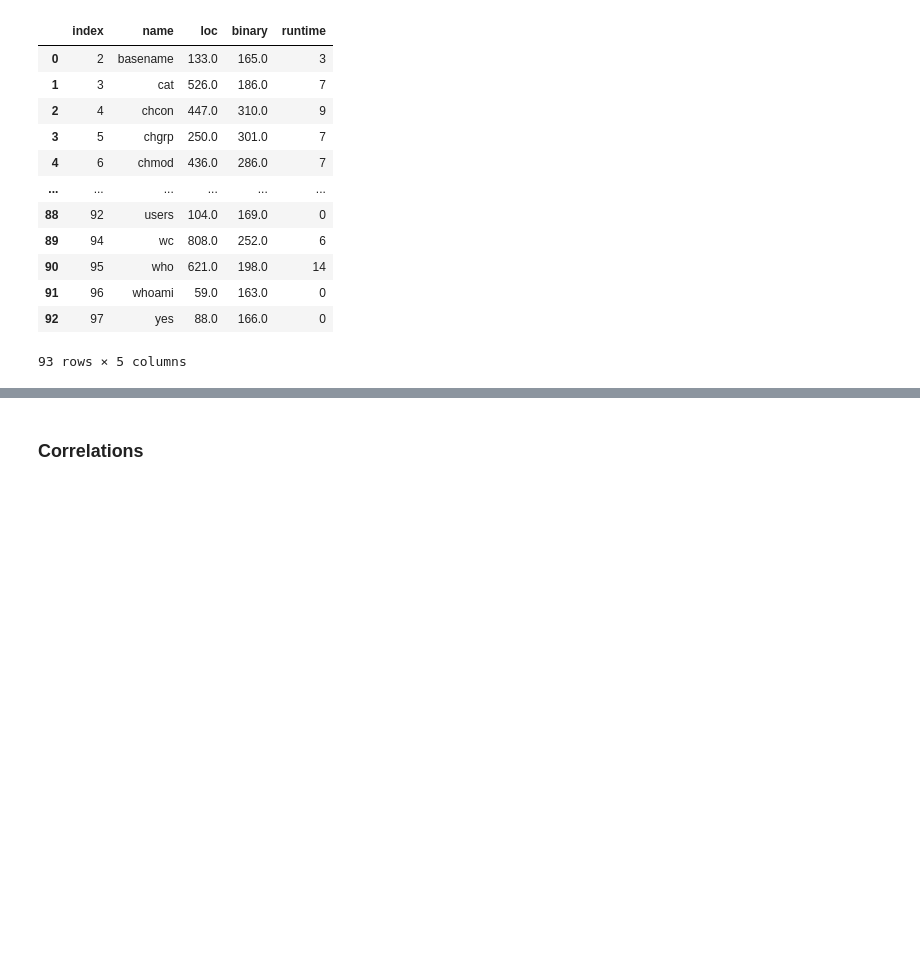
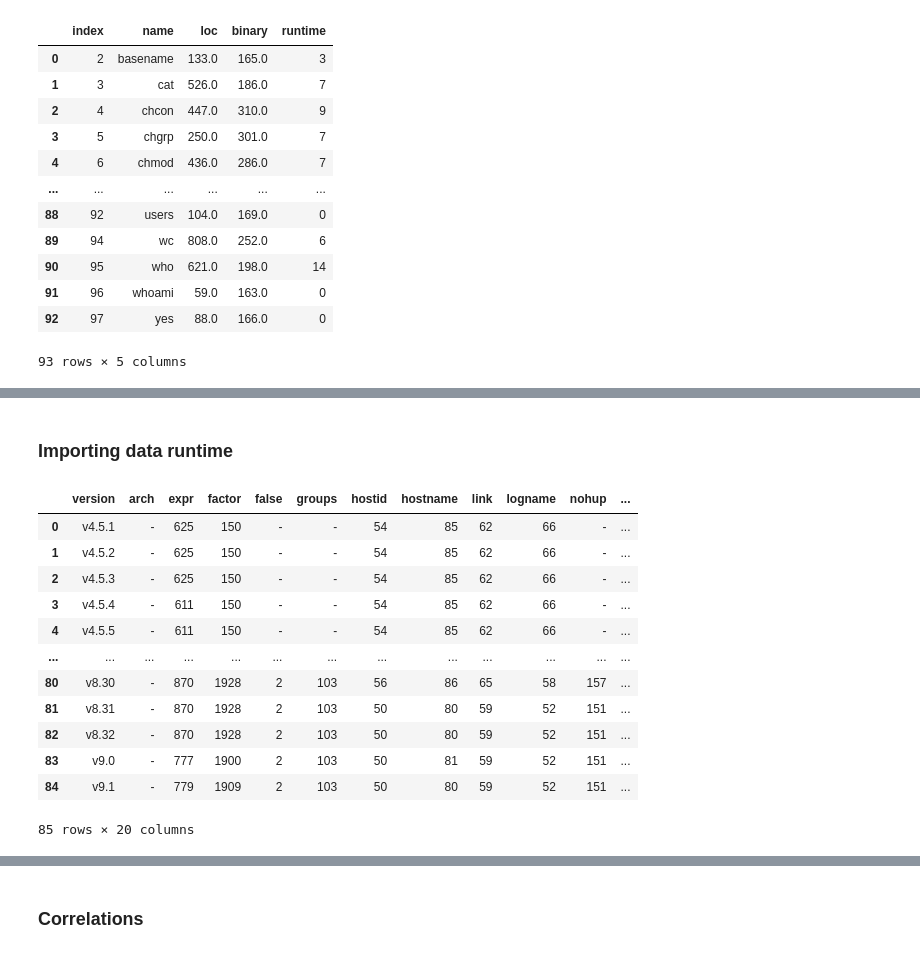
Before and after one commit to ternava/zero-variability, a Jupyter notebook: scripts/Data_analysis.ipynb, the cells around one changed output, grey strips where cells are left out. Saved outputs shown, nothing was run; the diff lists cells and outputs as text; code cells hidden in the pictures; blank space fills up the shorter version.

```diff
--- a/scripts/Data_analysis.ipynb
+++ b/scripts/Data_analysis.ipynb
@@ -89,0 +378,20 @@ plt.show()
+# %% [markdown]
+### Importing data runtime
+# %%
+df = pd.read_csv("../measures/evo_loc.csv")
+df = df.dropna()
+df
+# %% [output]
+|  | version | arch | expr | factor | false | groups | hostid | hostname | link | logname | nohup | ... |
+| 0 | v4.5.1 | - | 625 | 150 | - | - | 54 | 85 | 62 | 66 | - | ... |
+| 1 | v4.5.2 | - | 625 | 150 | - | - | 54 | 85 | 62 | 66 | - | ... |
+| 2 | v4.5.3 | - | 625 | 150 | - | - | 54 | 85 | 62 | 66 | - | ... |
+| 3 | v4.5.4 | - | 611 | 150 | - | - | 54 | 85 | 62 | 66 | - | ... |
+| 4 | v4.5.5 | - | 611 | 150 | - | - | 54 | 85 | 62 | 66 | - | ... |
+| ... | ... | ... | ... | ... | ... | ... | ... | ... | ... | ... | ... | ... |
+| 80 | v8.30 | - | 870 | 1928 | 2 | 103 | 56 | 86 | 65 | 58 | 157 | ... |
+| 81 | v8.31 | - | 870 | 1928 | 2 | 103 | 50 | 80 | 59 | 52 | 151 | ... |
+| 82 | v8.32 | - | 870 | 1928 | 2 | 103 | 50 | 80 | 59 | 52 | 151 | ... |
+| 83 | v9.0 | - | 777 | 1900 | 2 | 103 | 50 | 81 | 59 | 52 | 151 | ... |
+| 84 | v9.1 | - | 779 | 1909 | 2 | 103 | 50 | 80 | 59 | 52 | 151 | ... |
+85 rows × 20 columns
```
Also changed, not shown: parts of 25 cells of this notebook, 7 other files.
